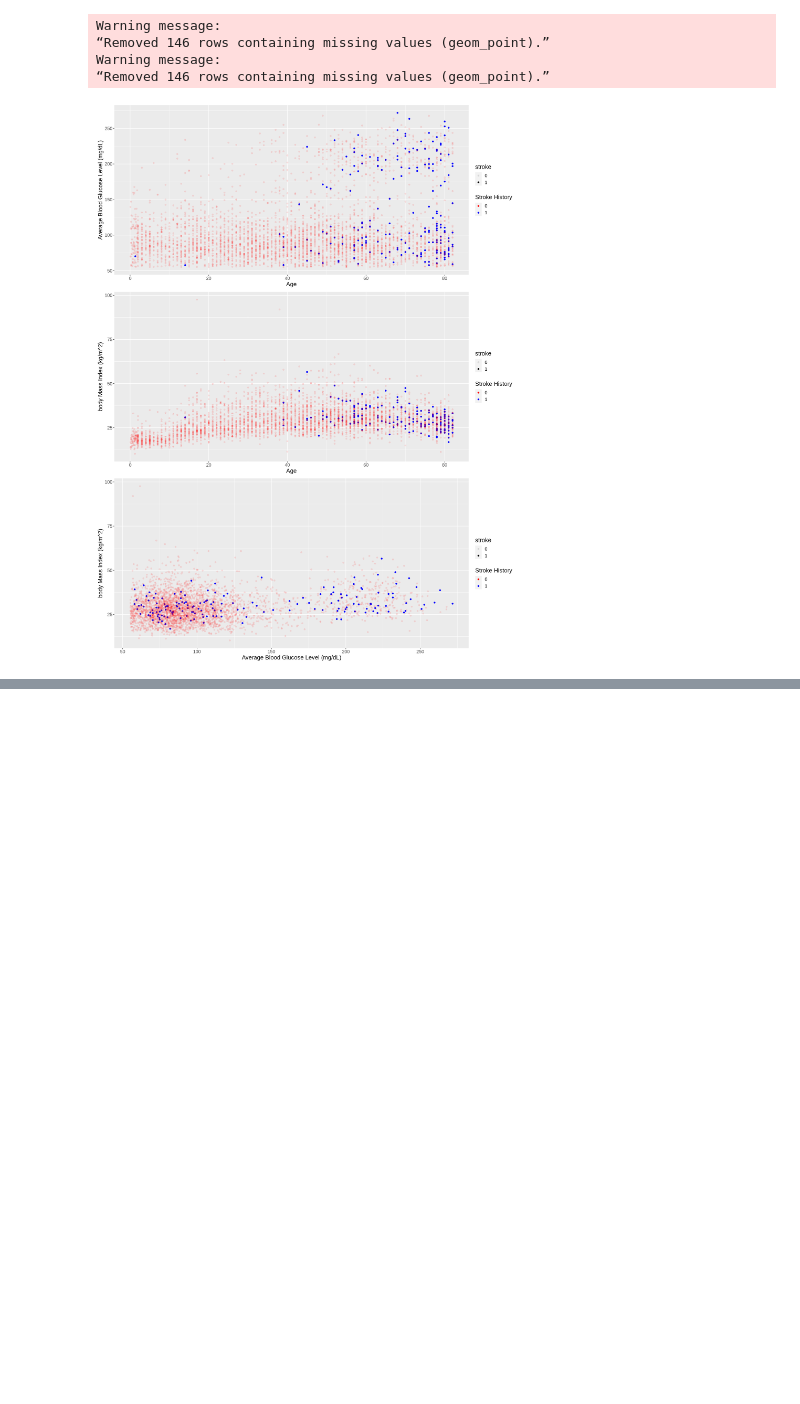
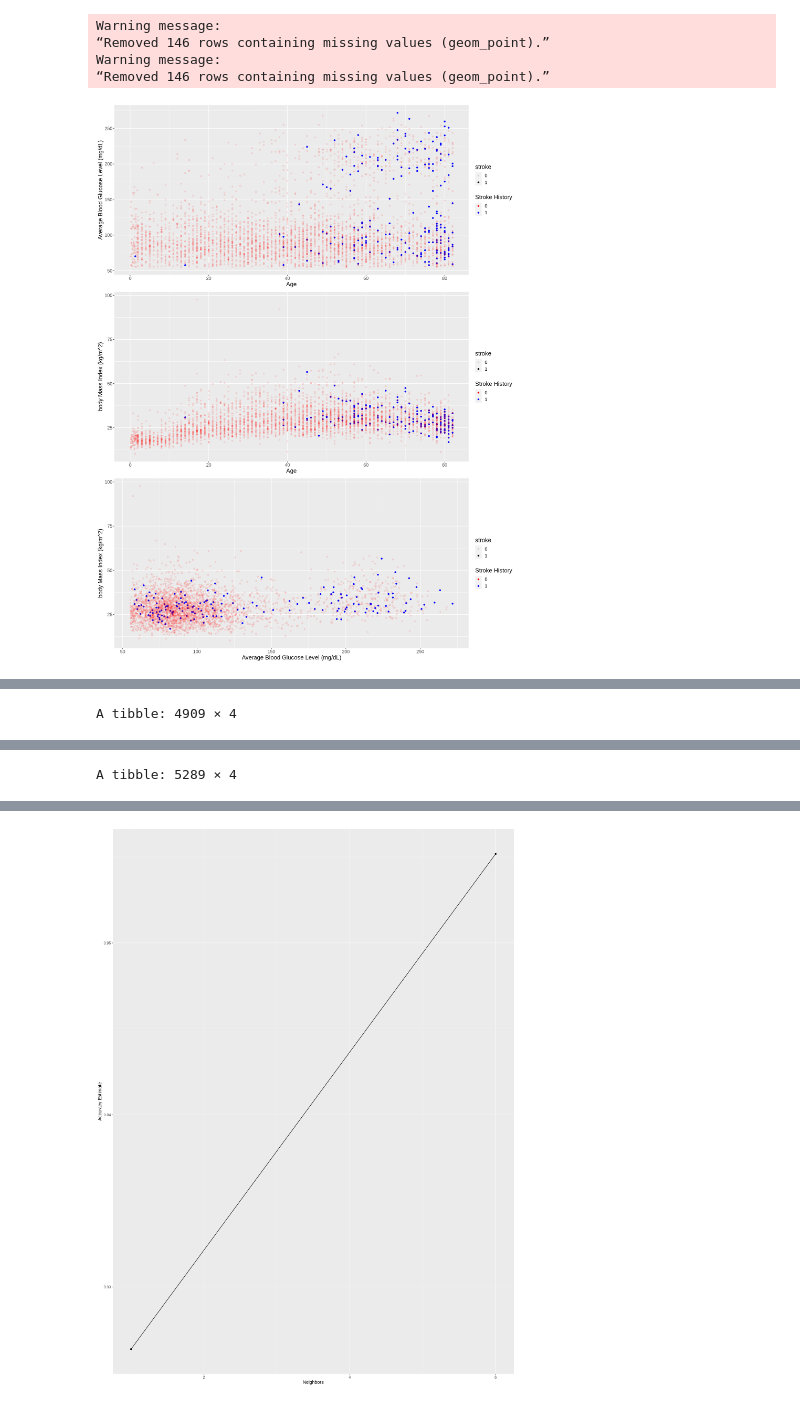
Before and after one commit to hd54/stroke, a Jupyter notebook: stroke.ipynb, the cells around one changed output, grey strips where cells are left out. Cells and saved outputs as stored; diff of their text form; code cells hidden in the pictures; blank space fills up the shorter version.

Commit message:
first try -- method
first

```diff
--- a/stroke.ipynb
+++ b/stroke.ipynb
@@ -181,0 +182,73 @@ Warning message:
+# %%
+
+# Set the seed
+set.seed(3456)
+
+stroke_data_final_selected<- stroke_data_final|> select(age,avg_glucose_level,bmi,stroke)|> drop_na()
+stroke_data_final_selected
+
+
+
+
+
+#Training and Testing
+stroke_split <- initial_split(stroke_data_final_selected, prop = 0.75, strata = stroke)
+stroke_train <- training(stroke_split)
+stroke_test <- testing(stroke_split)
+
+# Rebalance the traning data (first vision)
+# ups_recipe <- recipe(stroke ~ ., data = stroke_train) |>
+#   step_upsample(stroke, over_ratio = 0.6, skip = FALSE) |>
+#   prep()
+
+# upsampled_stroke_train <- bake(ups_recipe, stroke_train)
+# # #upsampled_stroke_train_1 = tail(upsampled_stroke_train)
+
+# # #upsampled_stroke_train_1
+
+
+
+# Rebalance the traning data (second vision)
+stroke_balance <- recipe(stroke ~  age + avg_glucose_level + bmi , data = stroke_train) |>
+  step_scale(all_predictors()) |>
+  step_center(all_predictors()) |>
+  step_upsample(stroke, over_ratio = 0.5, skip = FALSE) |>
+  prep() |>
+  bake(stroke_train)
+
+stroke_balance
+
+
+
+# recipe // spec // workflow
+stroke_recipe<- recipe(stroke ~  age + avg_glucose_level + bmi , data = stroke_balance)
+
+knn_spec <- nearest_neighbor(weight_func = "rectangular",
+                             neighbors = tune()) |>
+                              set_engine("kknn") |>
+                              set_mode("classification")
+
+ k_vals <- tibble(neighbors = seq(from = 1, to = 10, by = 5))
+ stroke_vfold <- vfold_cv(stroke_balance, v = 5, strata = stroke)
+
+knn_results <- workflow() |>
+  add_recipe(stroke_recipe) |>
+  add_model(knn_spec) |>
+  tune_grid(resamples = stroke_vfold, grid = k_vals) |>
+  collect_metrics()
+
+accuracies <- knn_results |>
+  filter(.metric == "accuracy")
+
+ accuracies
+
+# choose k
+accuracy_vs_k <- ggplot(accuracies, aes(x = neighbors, y = mean)) +
+  geom_point() +
+  geom_line() +
+  labs(x = "Neighbors", y = "Accuracy Estimate") +
+  theme(text = element_text(size = 12))
+
+accuracy_vs_k
+# %% [output]
+A tibble: 4909 × 4
@@ -181,0 +264 @@ Warning message:
+A tibble: 5289 × 4
@@ -182 +274,2 @@ Warning message:
+[figure, added]
 # %% [markdown]
```
Also changed, not shown: parts of 4 cells of this notebook.
